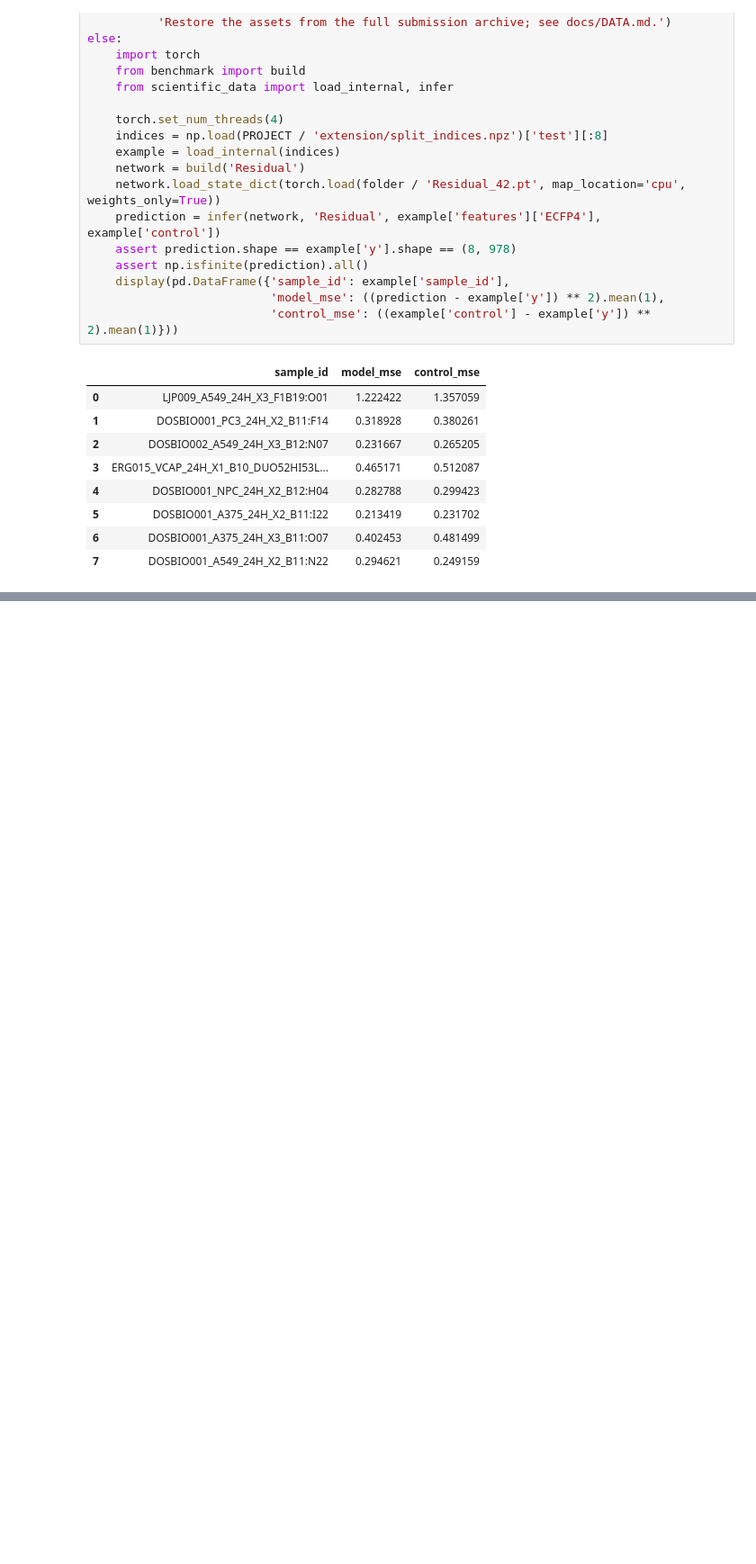
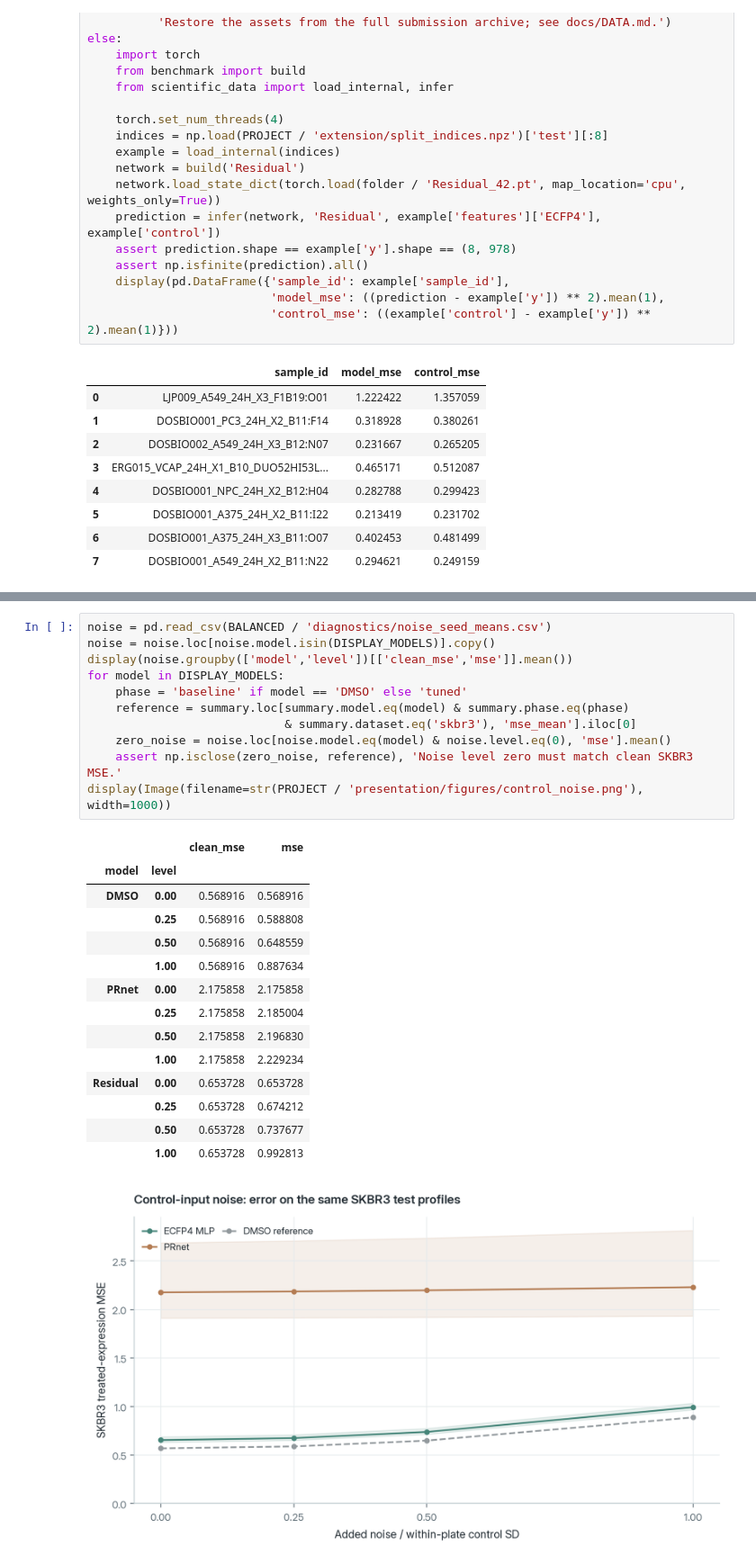
Before and after one commit to comp-bio-sys/Transversal_Project, a Jupyter notebook: Analysis.ipynb, the cells around one changed output, grey strips where cells are left out. Shown at 90% size. Drawn from its saved outputs; the diff is of its cells as text; blank space fills up the shorter version.

```diff
--- a/Analysis.ipynb
+++ b/Analysis.ipynb
@@ -344,0 +231,27 @@ See **Research_Report.pdf** for the full interpretation, code map and references
+# %%
+noise = pd.read_csv(BALANCED / 'diagnostics/noise_seed_means.csv')
+noise = noise.loc[noise.model.isin(DISPLAY_MODELS)].copy()
+display(noise.groupby(['model','level'])[['clean_mse','mse']].mean())
+for model in DISPLAY_MODELS:
+    phase = 'baseline' if model == 'DMSO' else 'tuned'
+    reference = summary.loc[summary.model.eq(model) & summary.phase.eq(phase)
+                            & summary.dataset.eq('skbr3'), 'mse_mean'].iloc[0]
+    zero_noise = noise.loc[noise.model.eq(model) & noise.level.eq(0), 'mse'].mean()
+    assert np.isclose(zero_noise, reference), 'Noise level zero must match clean SKBR3 MSE.'
+display(Image(filename=str(PROJECT / 'presentation/figures/control_noise.png'), width=1000))
+# %% [output]
+|  |  | clean_mse | mse |
+| model | level |  |  |
+| DMSO | 0.00 | 0.568916 | 0.568916 |
+|  | 0.25 | 0.568916 | 0.588808 |
+|  | 0.50 | 0.568916 | 0.648559 |
+|  | 1.00 | 0.568916 | 0.887634 |
+| PRnet | 0.00 | 2.175858 | 2.175858 |
+|  | 0.25 | 2.175858 | 2.185004 |
+|  | 0.50 | 2.175858 | 2.196830 |
+|  | 1.00 | 2.175858 | 2.229234 |
+| Residual | 0.00 | 0.653728 | 0.653728 |
+|  | 0.25 | 0.653728 | 0.674212 |
+|  | 0.50 | 0.653728 | 0.737677 |
+|  | 1.00 | 0.653728 | 0.992813 |
+[figure, added]
```
Also changed, not shown: parts of 29 cells of this notebook, 36 other files.
